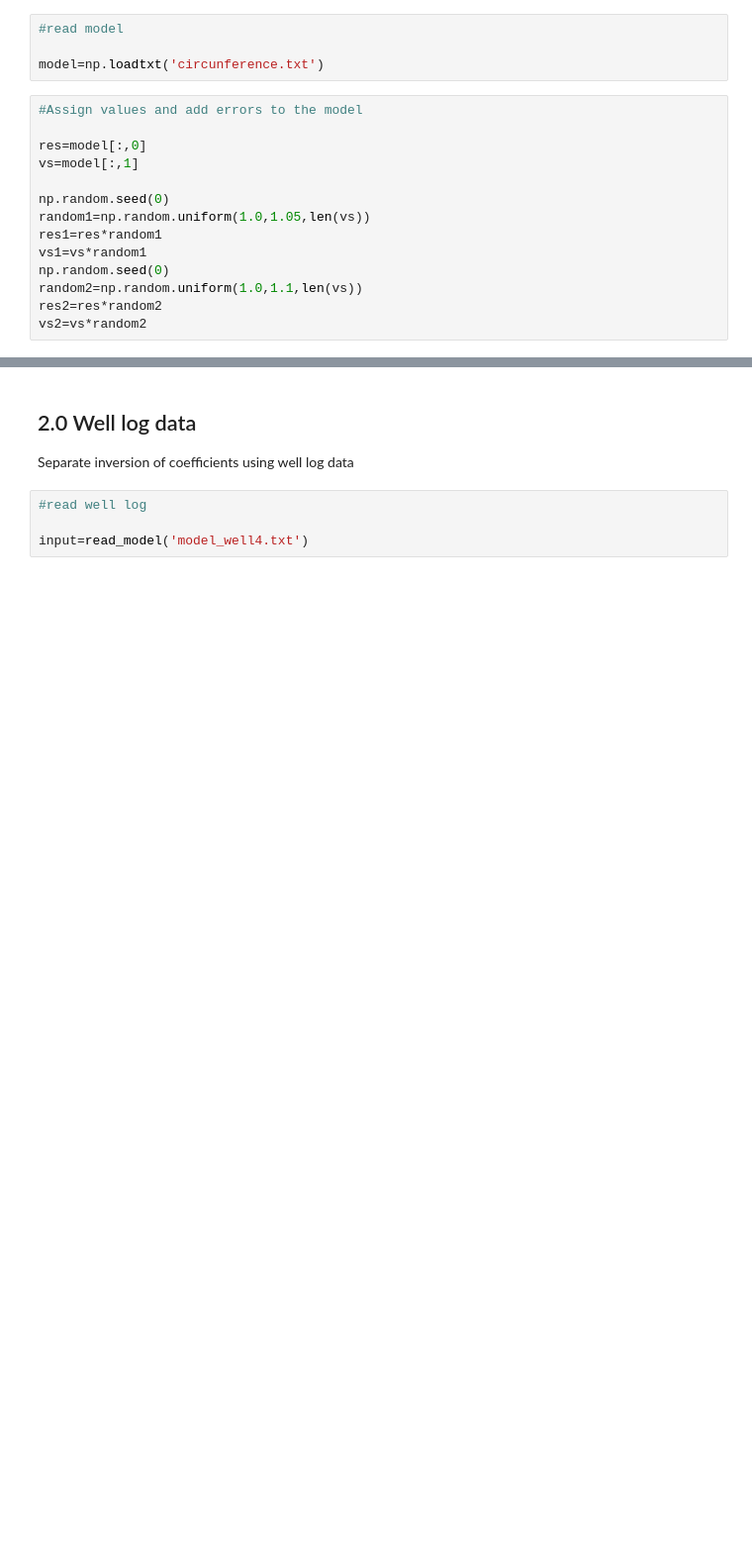
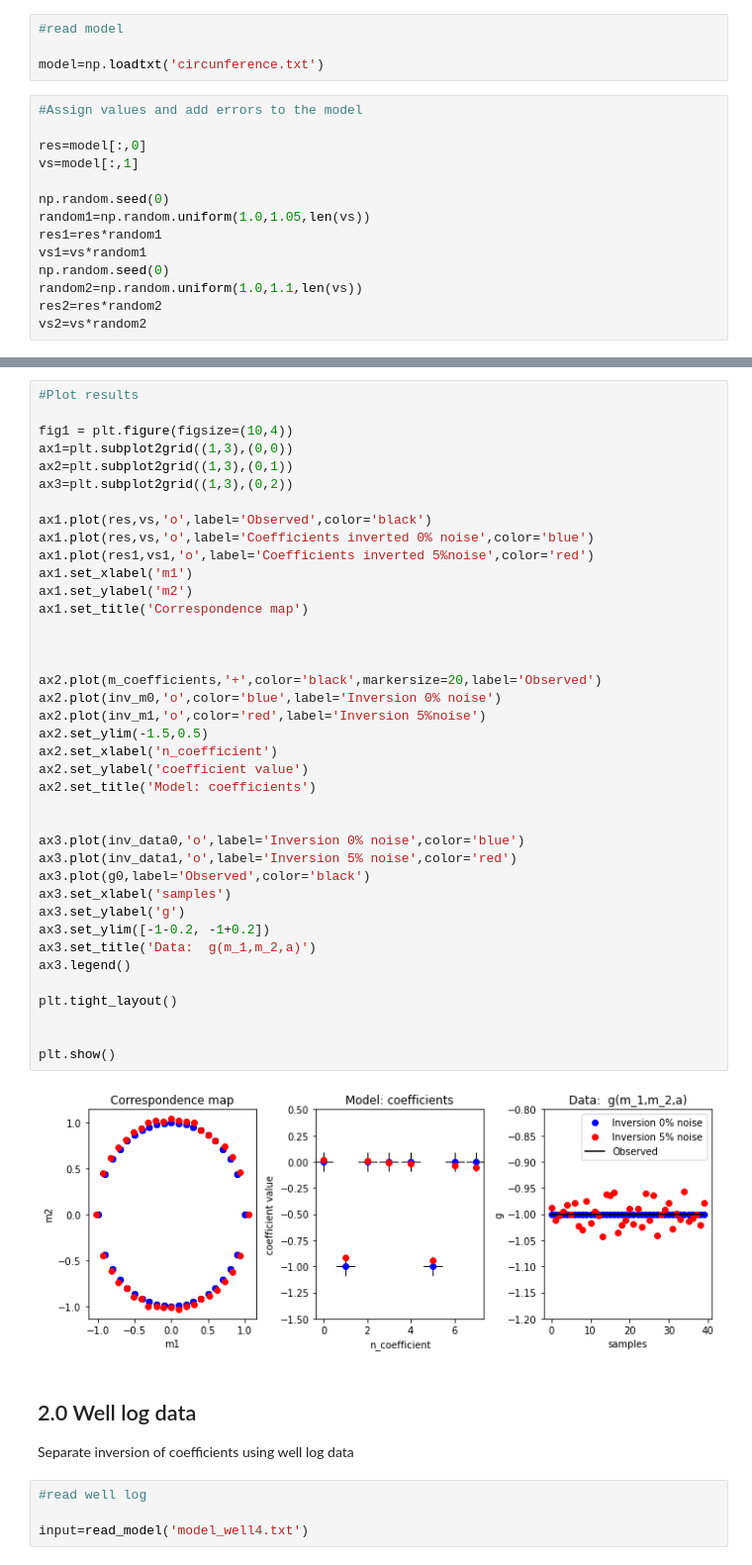
Before and after one commit to monicaquino92/CorrespondenceMaps, a Jupyter notebook: Separate_Inversions.ipynb, the cells around one changed output, grey strips where cells are left out. Shown at 99% size. Drawn from its saved outputs; the diff is of its cells as text; blank space fills up the shorter version.

```diff
--- a/Separate_Inversions.ipynb
+++ b/Separate_Inversions.ipynb
@@ -59,6 +55,47 @@ inv_data1,inv_m1,rms1=acompute2(vs1,res1,deg=2)
 m_coefficients=np.zeros(len(inv_m0))
 m_coefficients[1]=-1
 m_coefficients[5]=-1
+# %%
+#Plot results
+
+fig1 = plt.figure(figsize=(10,4))
+ax1=plt.subplot2grid((1,3),(0,0))
+ax2=plt.subplot2grid((1,3),(0,1))
+ax3=plt.subplot2grid((1,3),(0,2))
+
+ax1.plot(res,vs,'o',label='Observed',color='black')
+ax1.plot(res,vs,'o',label='Coefficients inverted 0% noise',color='blue')
+ax1.plot(res1,vs1,'o',label='Coefficients inverted 5%noise',color='red')
+ax1.set_xlabel('m1')
+ax1.set_ylabel('m2')
+ax1.set_title('Correspondence map')
+
+
+
+ax2.plot(m_coefficients,'+',color='black',markersize=20,label='Observed')
+ax2.plot(inv_m0,'o',color='blue',label='Inversion 0% noise')
+ax2.plot(inv_m1,'o',color='red',label='Inversion 5%noise')
+ax2.set_ylim(-1.5,0.5)
+ax2.set_xlabel('n_coefficient')
+ax2.set_ylabel('coefficient value')
+ax2.set_title('Model: coefficients')
+
+
+ax3.plot(inv_data0,'o',label='Inversion 0% noise',color='blue')
+ax3.plot(inv_data1,'o',label='Inversion 5% noise',color='red')
+ax3.plot(g0,label='Observed',color='black')
+ax3.set_xlabel('samples')
+ax3.set_ylabel('g')
+ax3.set_ylim([-1-0.2, -1+0.2])
+ax3.set_title('Data:  g(m_1,m_2,a)')
+ax3.legend()
+
+plt.tight_layout()
+
+
+plt.show()
+# %% [output]
+[figure, added]
 # %% [markdown]
 ##  2.0 Well log data
 
```
Also changed, not shown: parts of 1 cell of this notebook.
